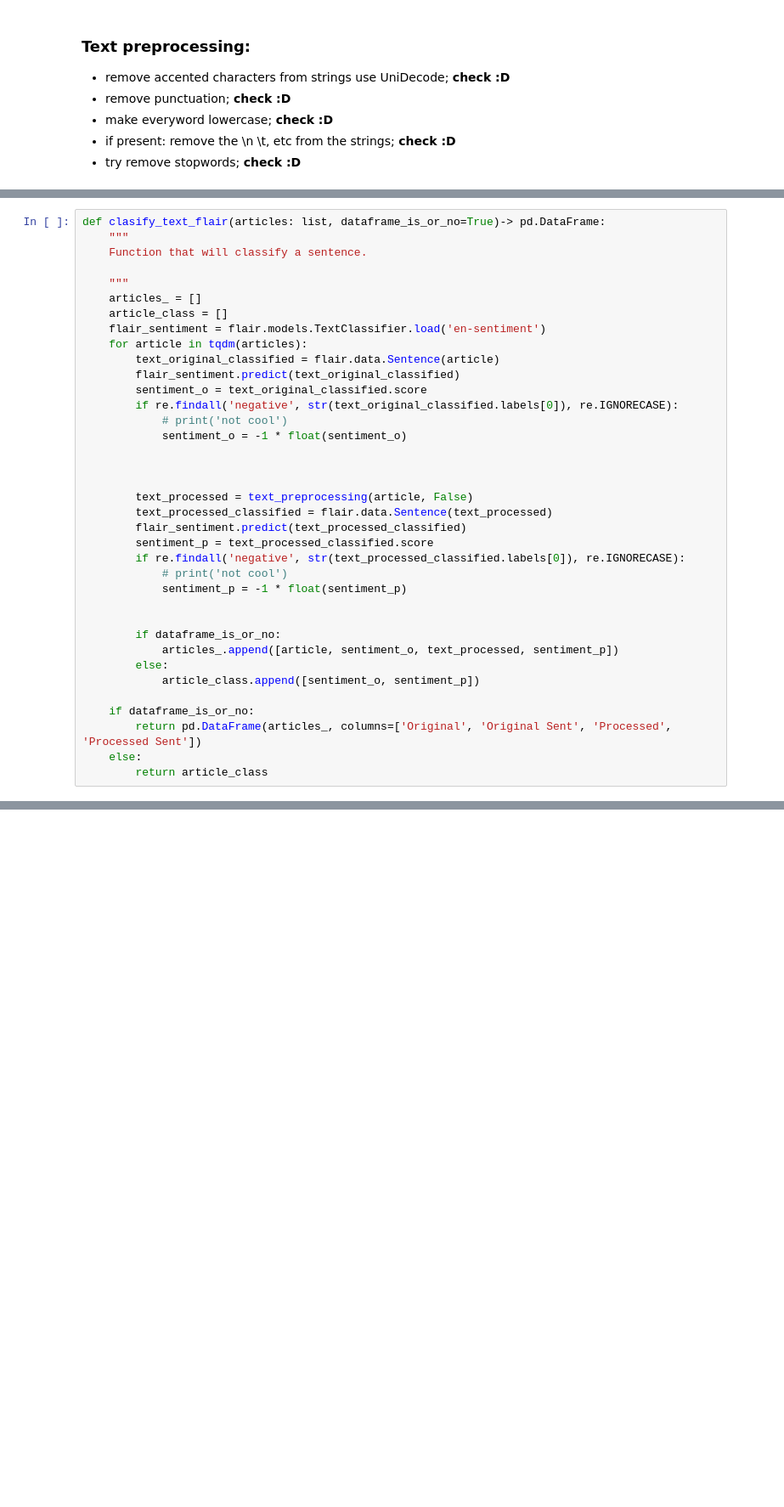
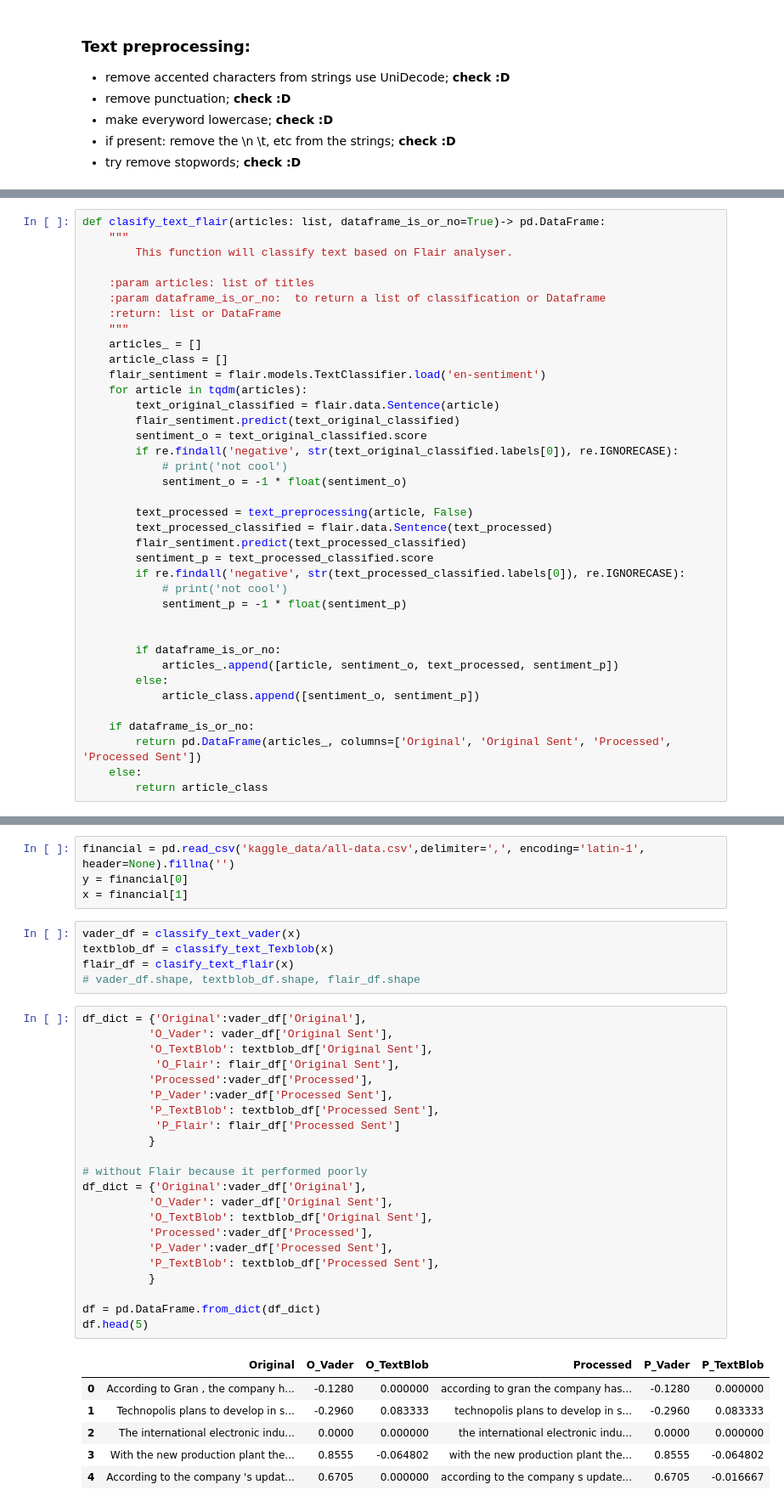
Before and after one commit to pmgsalvado/DataScience_portfolio, a Jupyter notebook: News Sentiment Analysis/jupyter Notebooks/News_webscraping.ipynb, the cells around one changed output, grey strips where cells are left out. Shown at 85% size. Saved outputs shown, nothing was run; the diff lists cells and outputs as text; blank space fills up the shorter version.

```diff
--- a/News Sentiment Analysis/jupyter Notebooks/News_webscraping.ipynb
+++ b/News Sentiment Analysis/jupyter Notebooks/News_webscraping.ipynb
@@ -296,8 +271,11 @@ def classify_text_Texblob(articles: list, dataframe_is_or_no=True)-> pd.DataFram
 # %%
 def clasify_text_flair(articles: list, dataframe_is_or_no=True)-> pd.DataFrame:
     """
-    Function that will classify a sentence.
+        This function will classify text based on Flair analyser.
 
+    :param articles: list of titles
+    :param dataframe_is_or_no:  to return a list of classification or Dataframe
+    :return: list or DataFrame
     """
     articles_ = []
     article_class = []
@@ -309,8 +287,6 @@ def clasify_text_flair(articles: list, dataframe_is_or_no=True)-> pd.DataFrame:
         if re.findall('negative', str(text_original_classified.labels[0]), re.IGNORECASE):
             # print('not cool')
             sentiment_o = -1 * float(sentiment_o)
-
-
 
         text_processed = text_preprocessing(article, False)
         text_processed_classified = flair.data.Sentence(text_processed)
@@ -414,0 +419,38 @@ fixe
+# %%
+financial = pd.read_csv('kaggle_data/all-data.csv',delimiter=',', encoding='latin-1', header=None).fillna('')
+y = financial[0]
+x = financial[1]
+# %%
+vader_df = classify_text_vader(x)
+textblob_df = classify_text_Texblob(x)
+flair_df = clasify_text_flair(x)
+# vader_df.shape, textblob_df.shape, flair_df.shape
+# %%
+df_dict = {'Original':vader_df['Original'],
+          'O_Vader': vader_df['Original Sent'],
+          'O_TextBlob': textblob_df['Original Sent'],
+           'O_Flair': flair_df['Original Sent'],
+          'Processed':vader_df['Processed'],
+          'P_Vader':vader_df['Processed Sent'],
+          'P_TextBlob': textblob_df['Processed Sent'],
+           'P_Flair': flair_df['Processed Sent']
+          }
+
+# without Flair because it performed poorly
+df_dict = {'Original':vader_df['Original'],
+          'O_Vader': vader_df['Original Sent'],
+          'O_TextBlob': textblob_df['Original Sent'],
+          'Processed':vader_df['Processed'],
+          'P_Vader':vader_df['Processed Sent'],
+          'P_TextBlob': textblob_df['Processed Sent'],
+          }
+
+df = pd.DataFrame.from_dict(df_dict)
+df.head(5)
+# %% [output]
+|  | Original | O_Vader | O_TextBlob | Processed | P_Vader | P_TextBlob |
+| 0 | According to Gran , the company h... | -0.1280 | 0.000000 | according to gran the company has... | -0.1280 | 0.000000 |
+| 1 | Technopolis plans to develop in s... | -0.2960 | 0.083333 | technopolis plans to develop in s... | -0.2960 | 0.083333 |
+| 2 | The international electronic indu... | 0.0000 | 0.000000 | the international electronic indu... | 0.0000 | 0.000000 |
+| 3 | With the new production plant the... | 0.8555 | -0.064802 | with the new production plant the... | 0.8555 | -0.064802 |
+| 4 | According to the company 's updat... | 0.6705 | 0.000000 | according to the company s update... | 0.6705 | -0.016667 |
```
Also changed, not shown: parts of 42 cells of this notebook.
